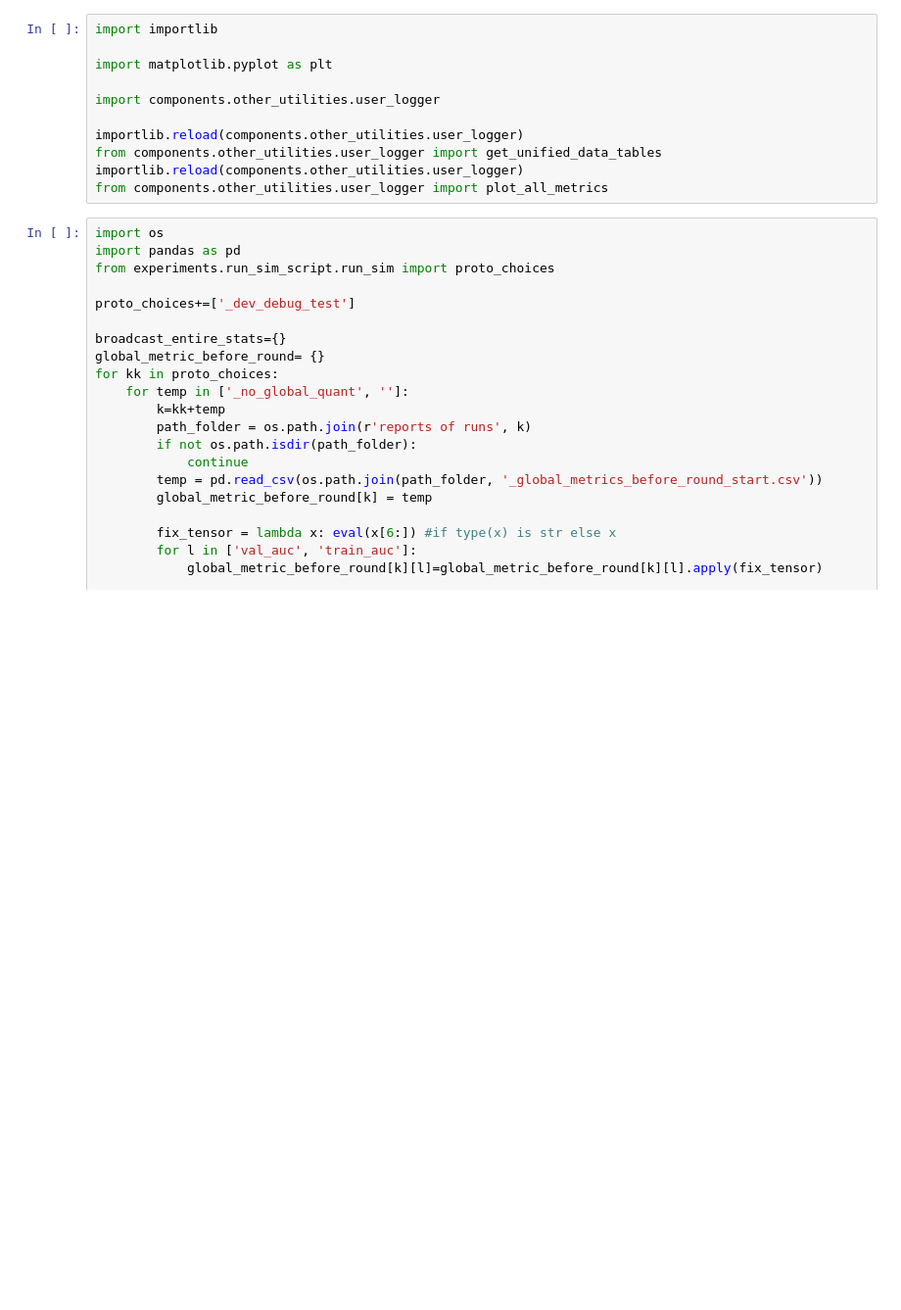
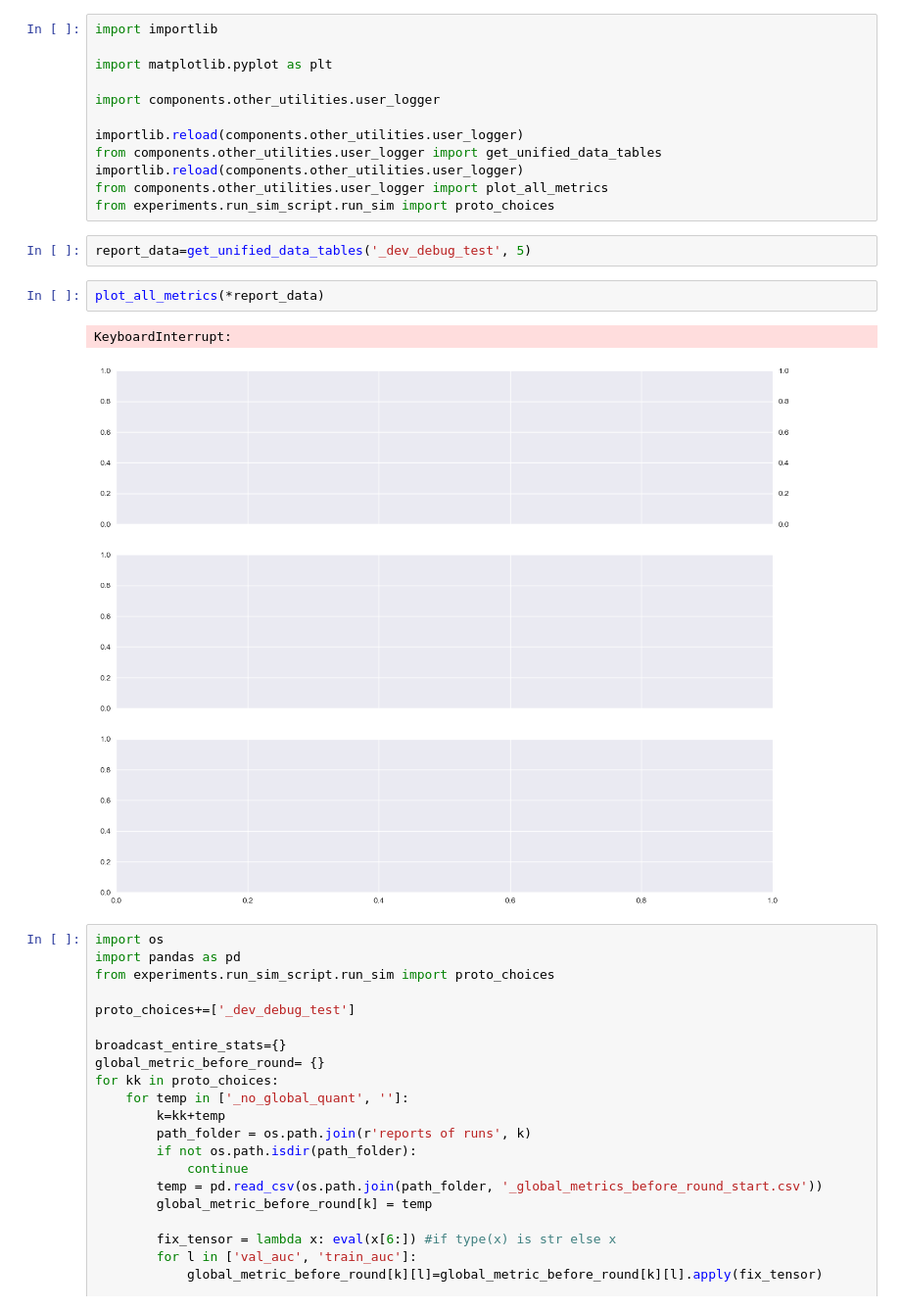
Before and after one commit to HosseinOutward/VUB-ACS-25_Thesis, a Jupyter notebook: experiments/run_sim_script/visuals.ipynb, the cells around one changed output. Shown at 98% size. Drawn from its saved outputs; the diff is of its cells as text; blank space fills up the shorter version.

```diff
--- a/experiments/run_sim_script/visuals.ipynb
+++ b/experiments/run_sim_script/visuals.ipynb
@@ -9,6 +9,14 @@ importlib.reload(components.other_utilities.user_logger)
 from components.other_utilities.user_logger import get_unified_data_tables
 importlib.reload(components.other_utilities.user_logger)
 from components.other_utilities.user_logger import plot_all_metrics
+from experiments.run_sim_script.run_sim import proto_choices
+# %%
+report_data=get_unified_data_tables('_dev_debug_test', 5)
+# %%
+plot_all_metrics(*report_data)
+# %% [output]
+KeyboardInterrupt:
+[figure, added]
 # %%
 import os
 import pandas as pd
```
Also changed, not shown: parts of 2 cells of this notebook, 5 other files.
